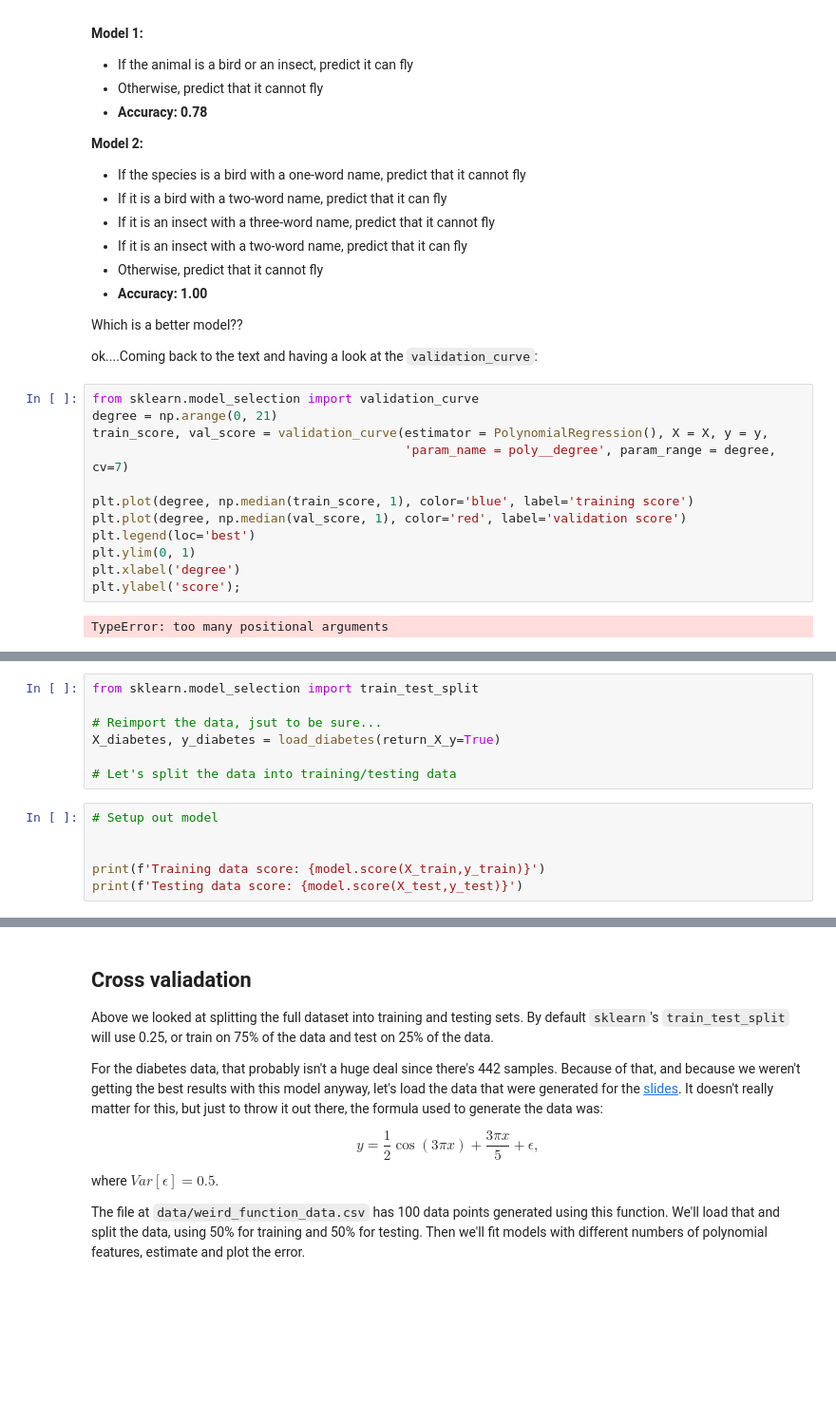
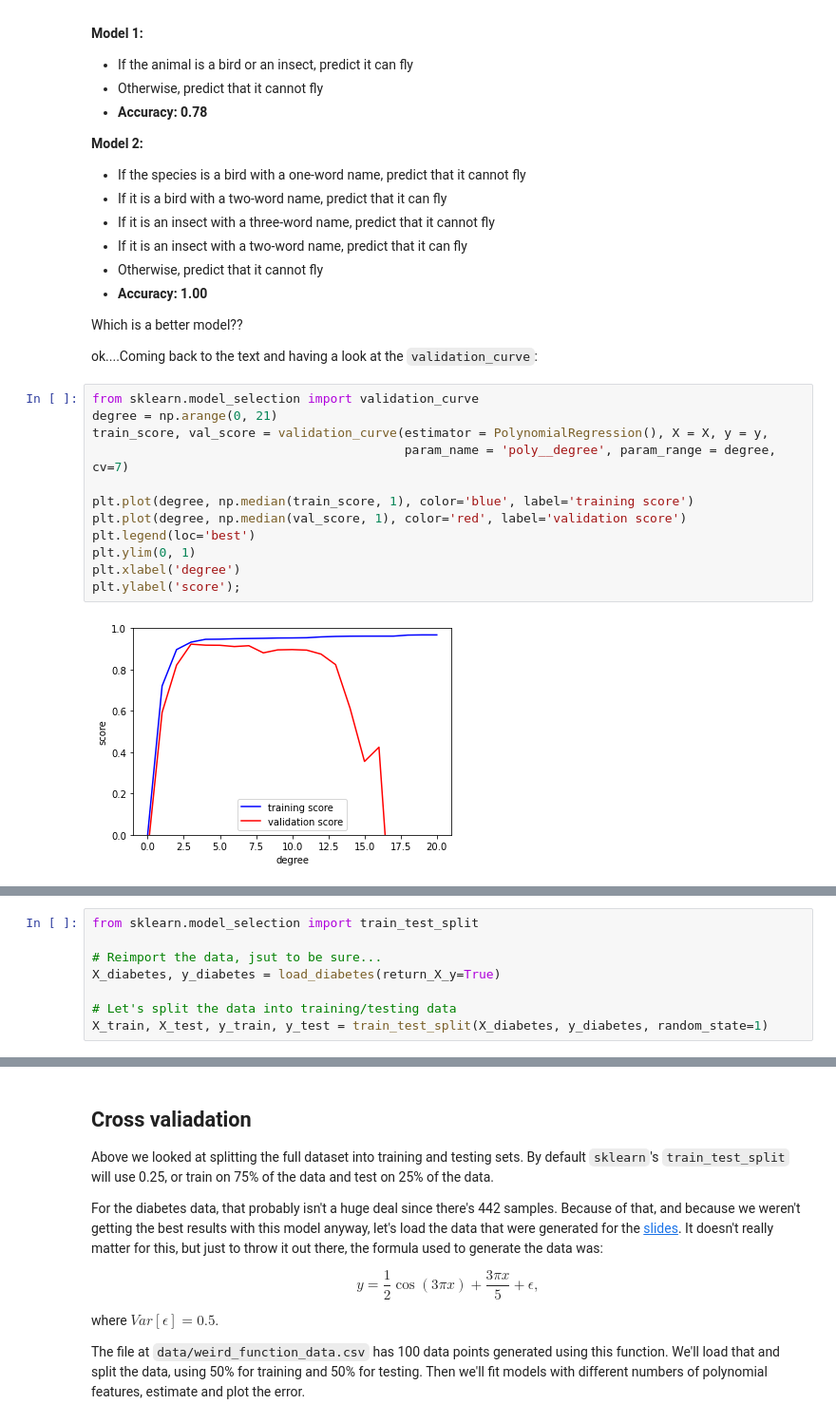
Before and after one commit to admontalvo/Jupyter_Content_1, a Jupyter notebook: 08_Bias_variance_tradeoff_student.ipynb, the cells around one changed output, grey strips where cells are left out. Shown at 95% size. Cells and saved outputs as stored; diff of their text form; blank space fills up the shorter version.

```diff
--- a/08_Bias_variance_tradeoff_student.ipynb
+++ b/08_Bias_variance_tradeoff_student.ipynb
@@ -221,17 +221,17 @@ ok....Coming back to the text and having a look at the `validation_curve`:
 # %%
 from sklearn.model_selection import validation_curve
 degree = np.arange(0, 21)
 train_score, val_score = validation_curve(estimator = PolynomialRegression(), X = X, y = y,
-                                          'param_name = poly__degree', param_range = degree, cv=7)
+                                          param_name = 'poly__degree', param_range = degree, cv=7)
 
 plt.plot(degree, np.median(train_score, 1), color='blue', label='training score')
 plt.plot(degree, np.median(val_score, 1), color='red', label='validation score')
 plt.legend(loc='best')
 plt.ylim(0, 1)
 plt.xlabel('degree')
 plt.ylabel('score');
 # %% [output]
-TypeError: too many positional arguments
+[figure, added]
 # %% [markdown]
 ## Total Test Error = Bias + Variance + Error
 
@@ -254,9 +254,4 @@ from sklearn.model_selection import train_test_split
 X_diabetes, y_diabetes = load_diabetes(return_X_y=True)
 
 # Let's split the data into training/testing data
+X_train, X_test, y_train, y_test = train_test_split(X_diabetes, y_diabetes, random_state=1)
-# %%
-# Setup out model
-
-
-print(f'Training data score: {model.score(X_train,y_train)}')
-print(f'Testing data score: {model.score(X_test,y_test)}')
```
Also changed, not shown: parts of 12 cells of this notebook, 4 other files.
